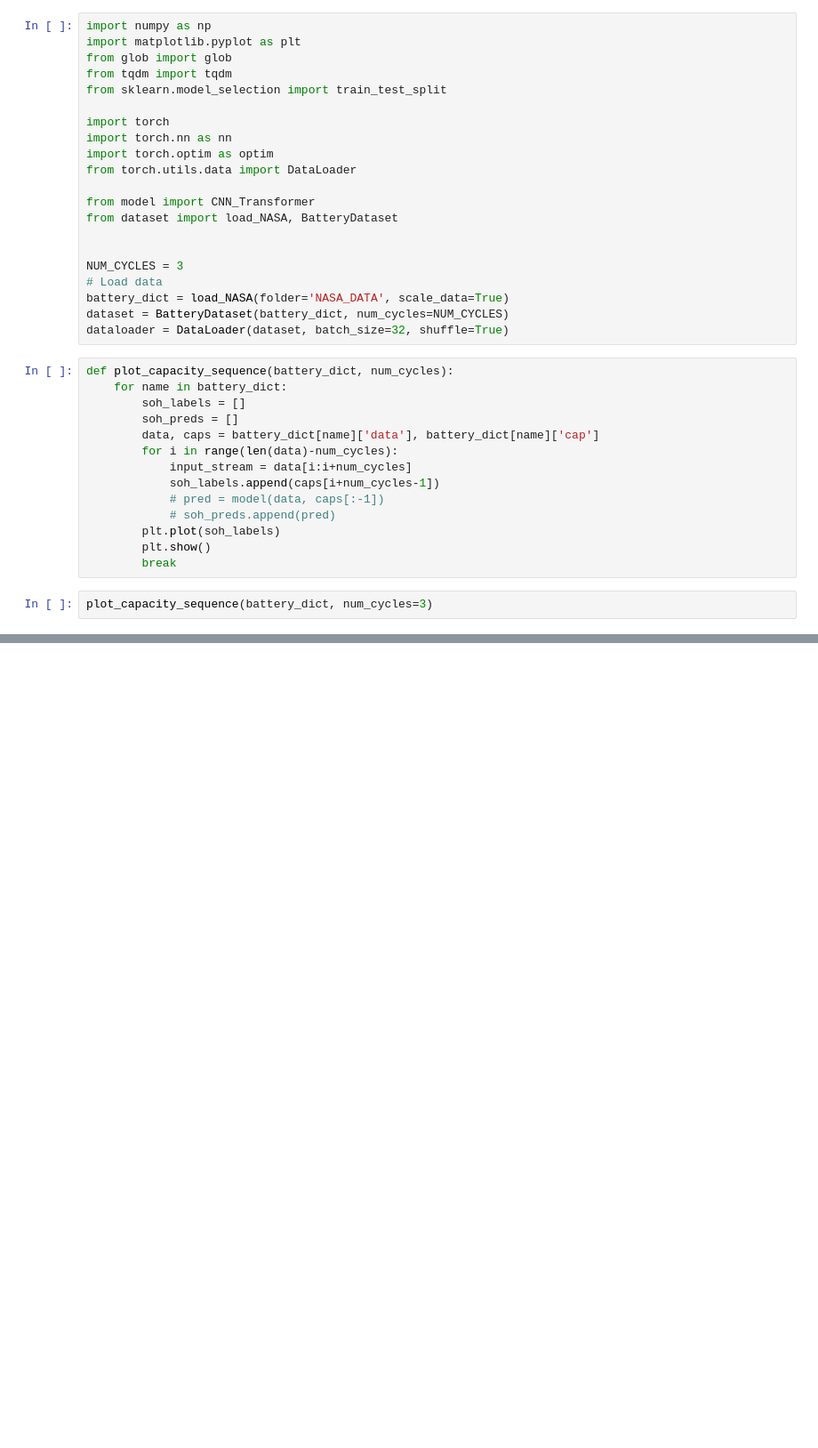
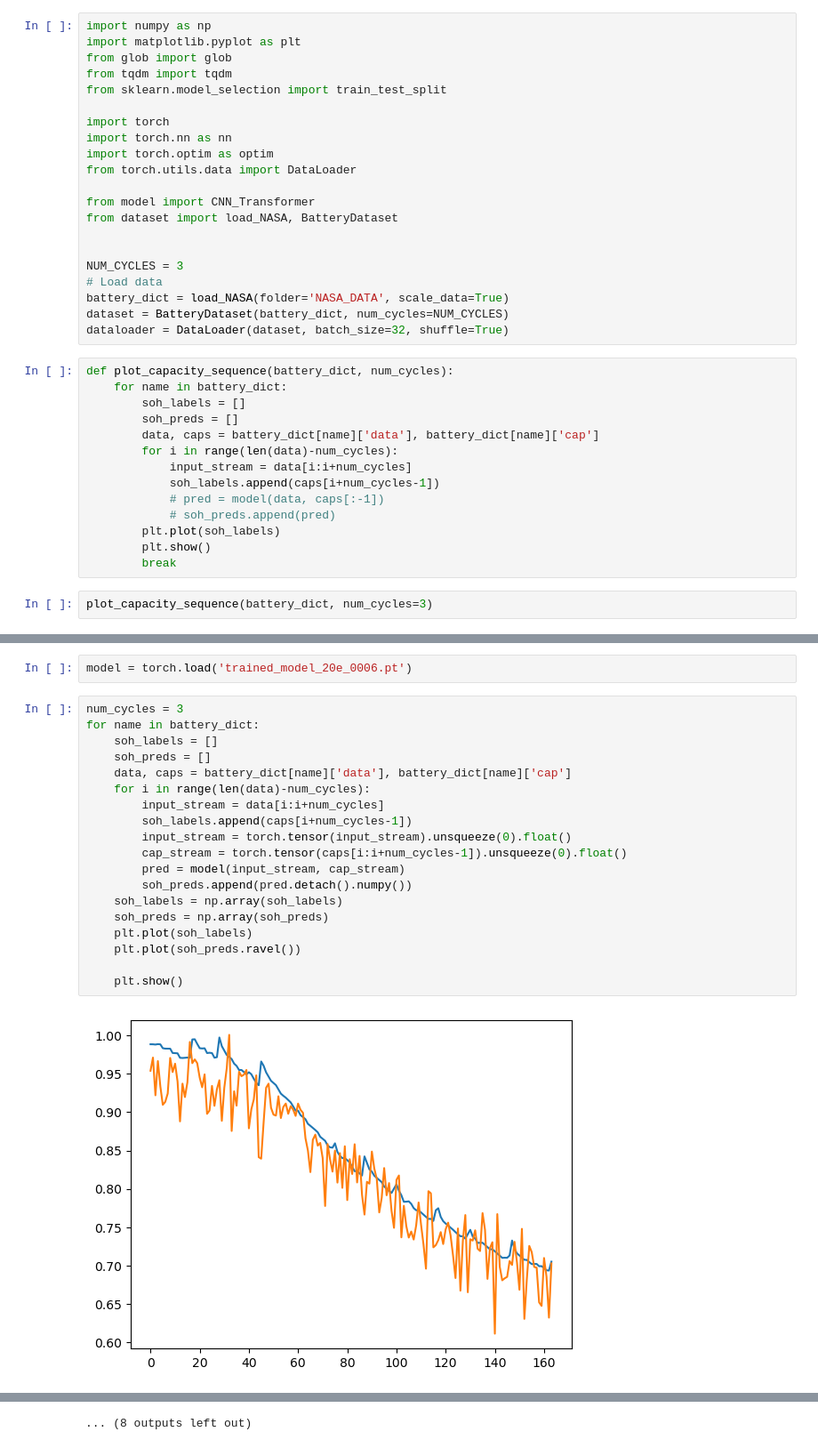
Before and after one commit to alc999/NARX-Transformer-SoH, a Jupyter notebook: dev.ipynb, the cells around one changed output, grey strips where cells are left out. Shown at 89% size. Saved outputs shown, nothing was run; the diff lists cells and outputs as text; blank space fills up the shorter version.

```diff
--- a/dev.ipynb
+++ b/dev.ipynb
@@ -37,0 +71,23 @@ plot_capacity_sequence(battery_dict, num_cycles=3)
+# %%
+model = torch.load('trained_model_20e_0006.pt')
+# %%
+num_cycles = 3
+for name in battery_dict:
+    soh_labels = []
+    soh_preds = []
+    data, caps = battery_dict[name]['data'], battery_dict[name]['cap']
+    for i in range(len(data)-num_cycles):
+        input_stream = data[i:i+num_cycles]
+        soh_labels.append(caps[i+num_cycles-1])
+        input_stream = torch.tensor(input_stream).unsqueeze(0).float()
+        cap_stream = torch.tensor(caps[i:i+num_cycles-1]).unsqueeze(0).float()
+        pred = model(input_stream, cap_stream)
+        soh_preds.append(pred.detach().numpy())
+    soh_labels = np.array(soh_labels)
+    soh_preds = np.array(soh_preds)
+    plt.plot(soh_labels)
+    plt.plot(soh_preds.ravel())
+
+    plt.show()
+# %% [output]
+[figure, added]
@@ -37,0 +105 @@ plot_capacity_sequence(battery_dict, num_cycles=3)
+... (8 outputs left out)
```
Also changed, not shown: parts of 2 cells of this notebook.
